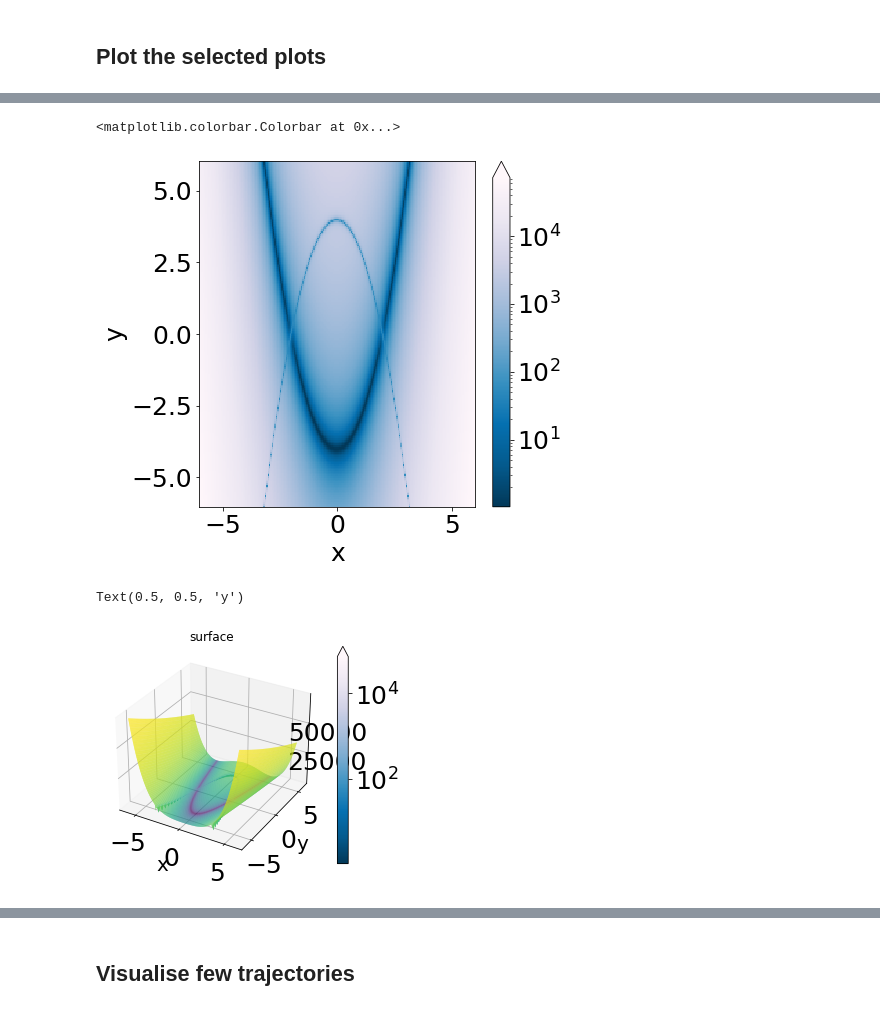
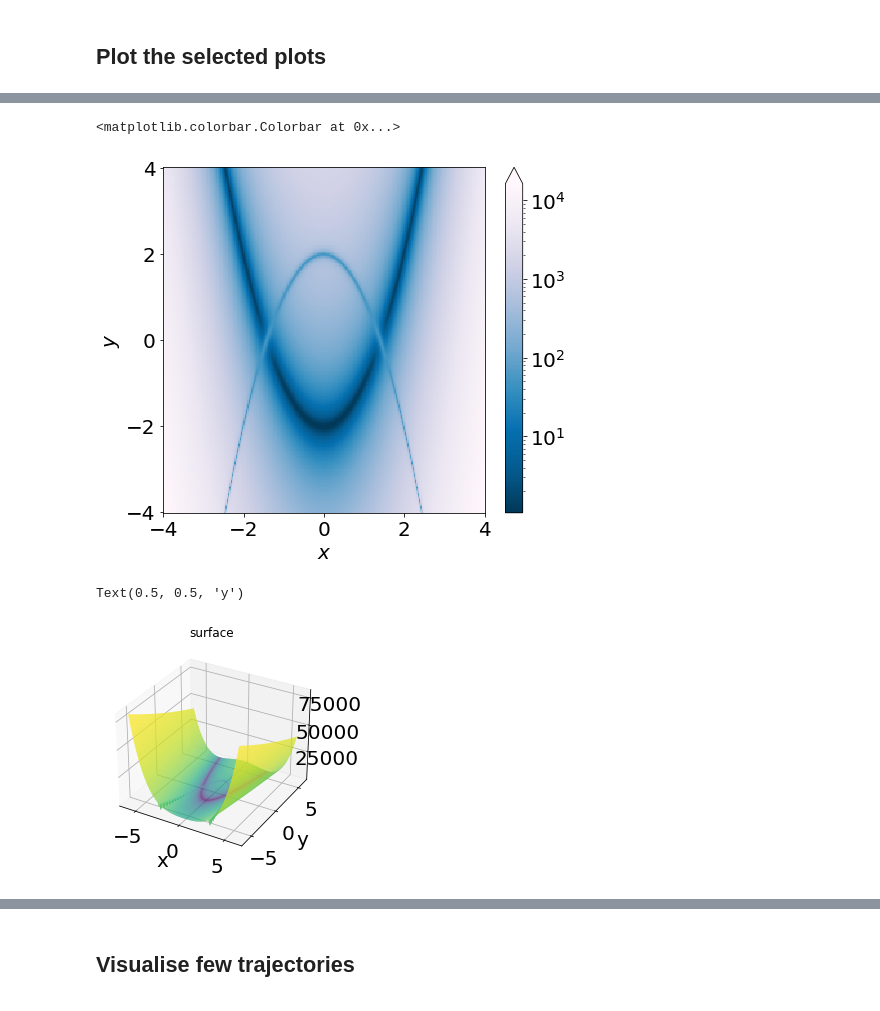
Before and after one commit to alixsleroy/Stepupyourgame, a Jupyter notebook: eddie/visualisations/Anisotropic_modified.ipynb, the cells around one changed output, grey strips where cells are left out. Drawn from its saved outputs; the diff is of its cells as text; code cells hidden in the pictures.

Commit message:
worj on presenting plots

```diff
--- a/eddie/visualisations/Anisotropic_modified.ipynb
+++ b/eddie/visualisations/Anisotropic_modified.ipynb
@@ -14,7 +14,7 @@ from mpl_toolkits import mplot3d
 
 # nrank = sys.argv[0]
 path="/home/s2133976/OneDrive/ExtendedProject/Code/Stepupyourgame/Stepupyourgame/data/C/underdamped_2d_ani_mod/"
-font_size=25
+font_size=20
 lw=3
 s=10
 def U(x):
@@ -383,8 +383,9 @@ ax[3].set_ylim([0,40])
 # %%
-fig, (axs)= plt.subplots(1, 1,figsize=(6,6))# plt.figure(figsize=(4,4))
+fig, (axs)= plt.subplots(1, 1,figsize=(7,6))# plt.figure(figsize=(4,4))
 fig.subplots_adjust(left=0.1,bottom=0.1, right=0.9, top=0.9, wspace=0.4, hspace=0.4)
 c=0
 d=-3.61
+font_size=20
 def Utest2(x,y,k1,k2,k3,k4):
     p1=getp1(x,y)
     p2=getp2(x,y)
@@ -395,46 +396,46 @@ def Utest2(x,y,k1,k2,k3,k4):
 ## True distribution
 #####################
 beta=1/0.1
-nbins=200
-bound=6
+nbins=250
+bound=4
 X = np.linspace(-bound,bound,nbins)
 Y = np.linspace(-bound,bound,nbins)
 X, Y = np.meshgrid(X, Y)
-Z =Utest2(X,Y,0.1,50,50,0.051)
+Z =Utest2(X,Y,0.1,50,50,0.1)
 
 pcm = axs.pcolor(X, Y, Z,
                    norm=colors.LogNorm(vmin=Z.min(), vmax=Z.max()),
                    cmap='PuBu_r', shading='auto')
-axs.set_xlabel("x",fontsize=font_size)
-axs.set_ylabel("y",fontsize=font_size)
+axs.set_xlabel("$x$",fontsize=font_size)
+axs.set_ylabel("$y$",fontsize=font_size)
 fig.colorbar(pcm, ax=axs, extend='max')
 # %% [output]
 <matplotlib.colorbar.Colorbar at 0x...>
-[figure, old version]
+[figure, new version]
 # %%
 nbins=150
 bound=6
 X = np.linspace(-bound,bound,nbins)
 Y = np.linspace(-bound,bound,nbins)
 
 X, Y = np.meshgrid(X, Y)
 Z =Utest2(X,Y,0.1,50,50,0.051)
 # fig, (ax)= plt.subplots(1, 1,figsize=(7,7))# plt.figure(figsize=(4,4))
 
 ax = plt.axes(projection='3d')
 
 ax.plot_surface(X,Y, Z, rstride=1, cstride=1,  norm=colors.LogNorm(vmin=Z.min(), vmax=Z.max()),
                 cmap='viridis', edgecolor='none')
 ax.set_title('surface');
-fig.colorbar(pcm, ax=ax, extend='max',cmap='viridis')
+# fig.colorbar(pcm, ax=ax, extend='max',cmap='viridis')
 
 
 ax.set_xlabel('x',fontsize=20)
 ax.set_ylabel('y',fontsize=20)
 # ax.set_zlabel('z',fontsize=20)
 # %% [output]
 Text(0.5, 0.5, 'y')
-[figure, old version]
+[figure, new version]
 # %%
 k1 = 10.;
 k2 = 100.;
```
Also changed, not shown: parts of 10 cells of this notebook, 12 other files.
